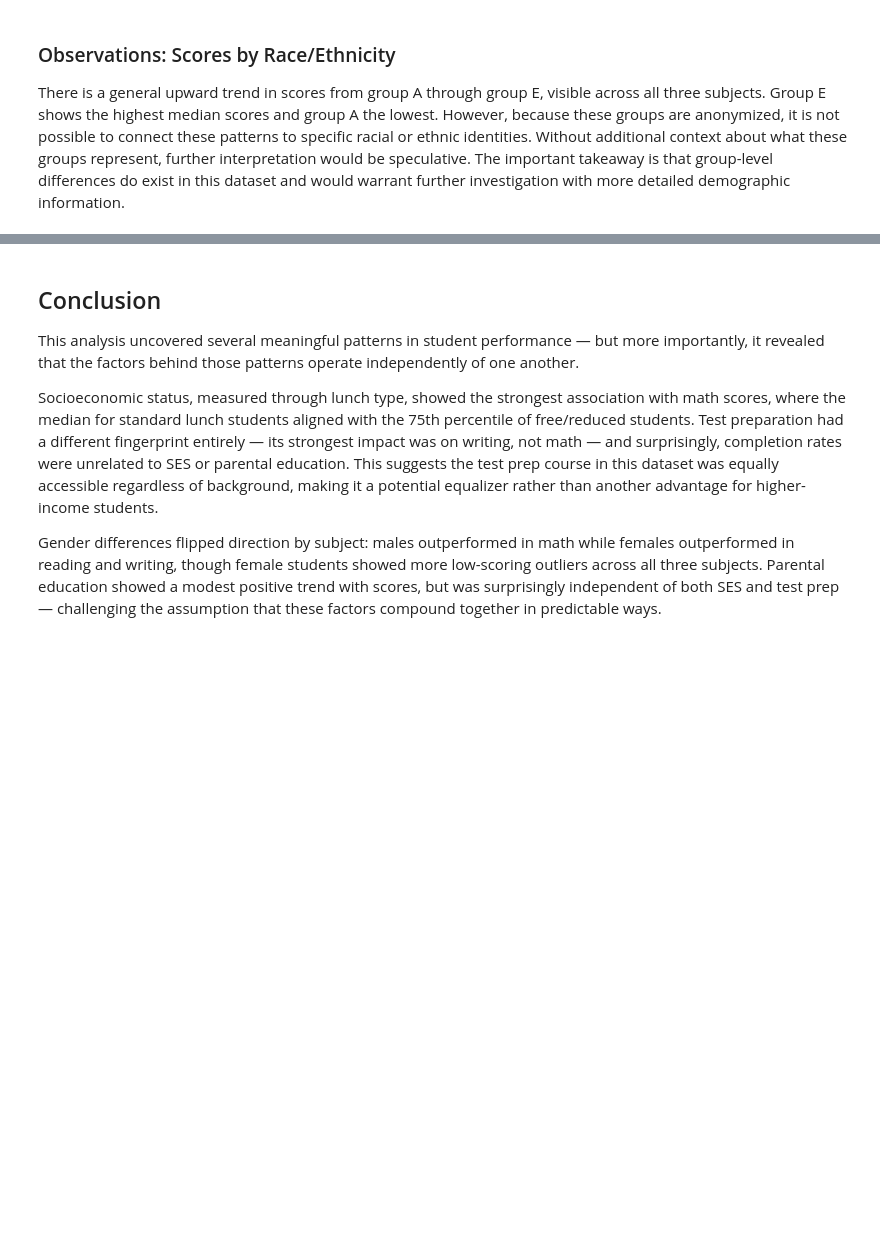
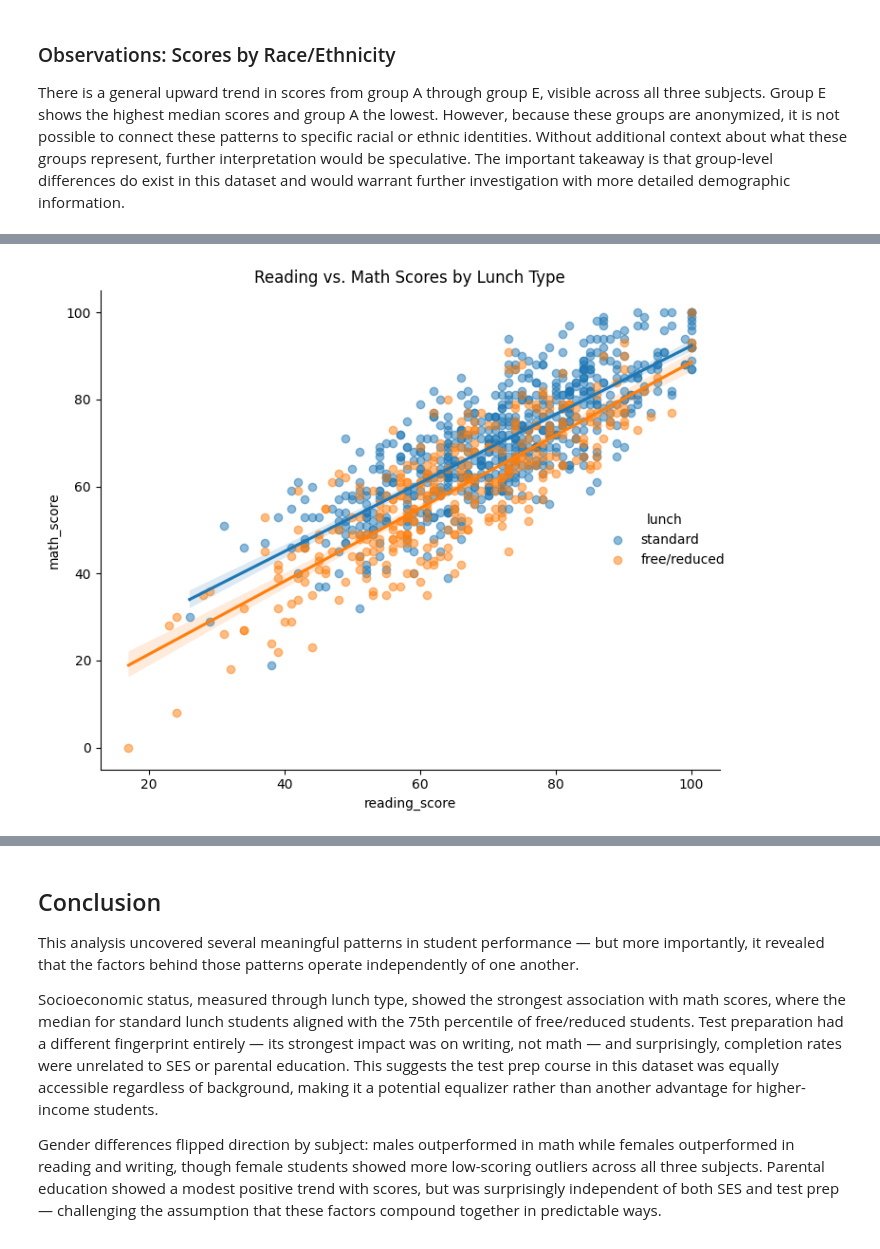
Before and after one commit to gracetulsi/datafun-06-eda, a Jupyter notebook: gracetulsi_eda.ipynb, the cells around one changed output, grey strips where cells are left out. Drawn from its saved outputs; the diff is of its cells as text; code cells hidden in the pictures; blank space fills up the shorter version.

```diff
--- a/gracetulsi_eda.ipynb
+++ b/gracetulsi_eda.ipynb
@@ -492,0 +508,9 @@ There is a general upward trend in scores from group A through group E, visible
+# %%
+# Scatter plot with trend lines - reading vs math by lunch type
+sns.lmplot(x='reading_score', y='math_score', hue='lunch', data=df,
+           height=6, aspect=1.0, scatter_kws={'alpha': 0.5})
+plt.title('Reading vs. Math Scores by Lunch Type')
+plt.tight_layout()
+plt.show()
+# %% [output]
+[figure, added]
```
Also changed, not shown: parts of 3 cells of this notebook.
